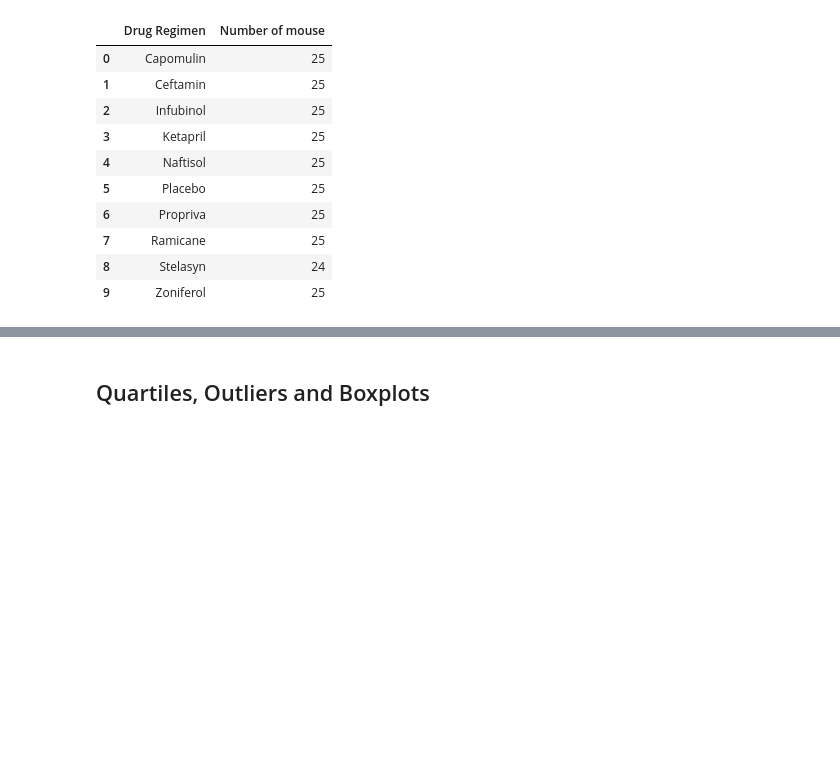
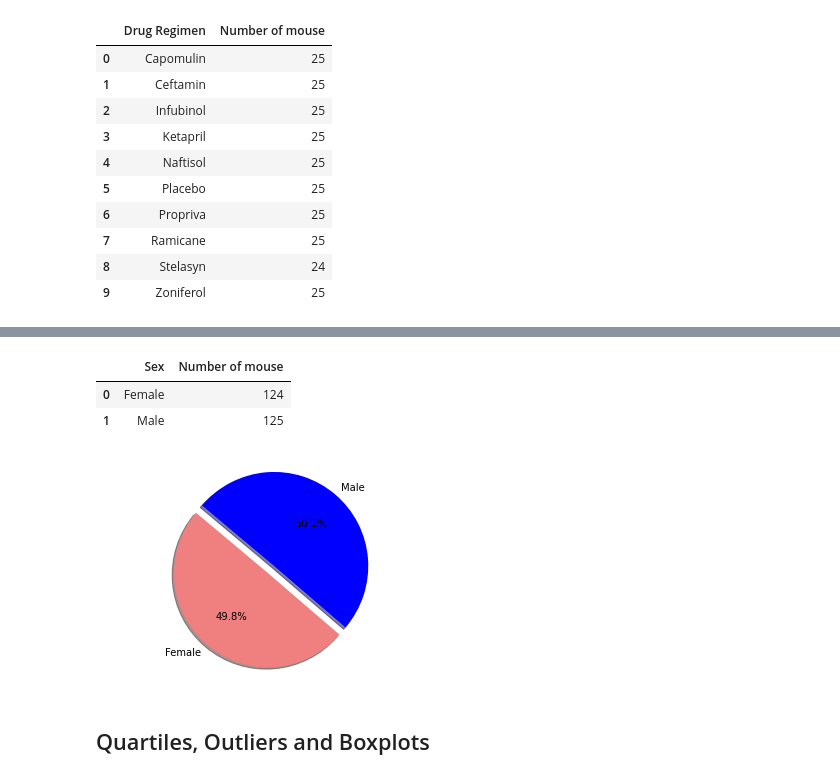
Before and after one commit to ChloeThan/Matplotlib_Challenge, a Jupyter notebook: pymaceuticals_chloe.ipynb, the cells around one changed output, grey strips where cells are left out. Cells and saved outputs as stored; diff of their text form; code cells hidden in the pictures; blank space fills up the shorter version.

```diff
--- a/pymaceuticals_chloe.ipynb
+++ b/pymaceuticals_chloe.ipynb
@@ -165,6 +160,26 @@ plt.tight_layout()
 # Generate a pie plot showing the distribution of female versus male mice using pandas
 # %%
 # Generate a pie plot showing the distribution of female versus male mice using pyplot
+
+gender_mouse_df = mouse_metadata.groupby(['Sex'])["Mouse ID"].count().reset_index(name='Number of mouse')
+gender_mouse_df
+# %% [output]
+|  | Sex | Number of mouse |
+| 0 | Female | 124 |
+| 1 | Male | 125 |
+# %%
+pies = ["Female", "Male"]
+pie_gender = [124,125]
+colors = ["lightcoral","blue"]
+explode = (0.1,0)
+
+plt.pie(pie_gender, explode=explode, labels=pies, colors=colors,
+        autopct="%1.1f%%", shadow=True, startangle=140)
+plt.axis("equal")
+plt.savefig("data/PyPies.png")
+plt.show()
+# %% [output]
+[figure, added]
 # %% [markdown]
 ## Quartiles, Outliers and Boxplots
 # %%
```
Also changed, not shown: parts of 4 cells of this notebook.
